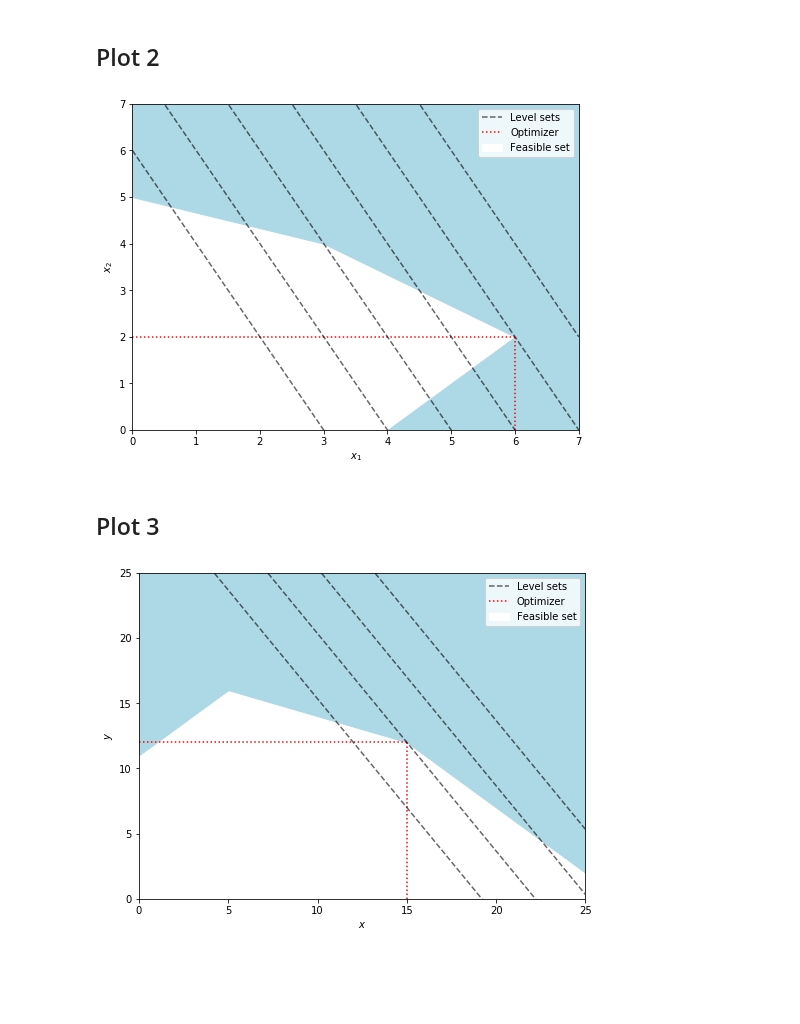
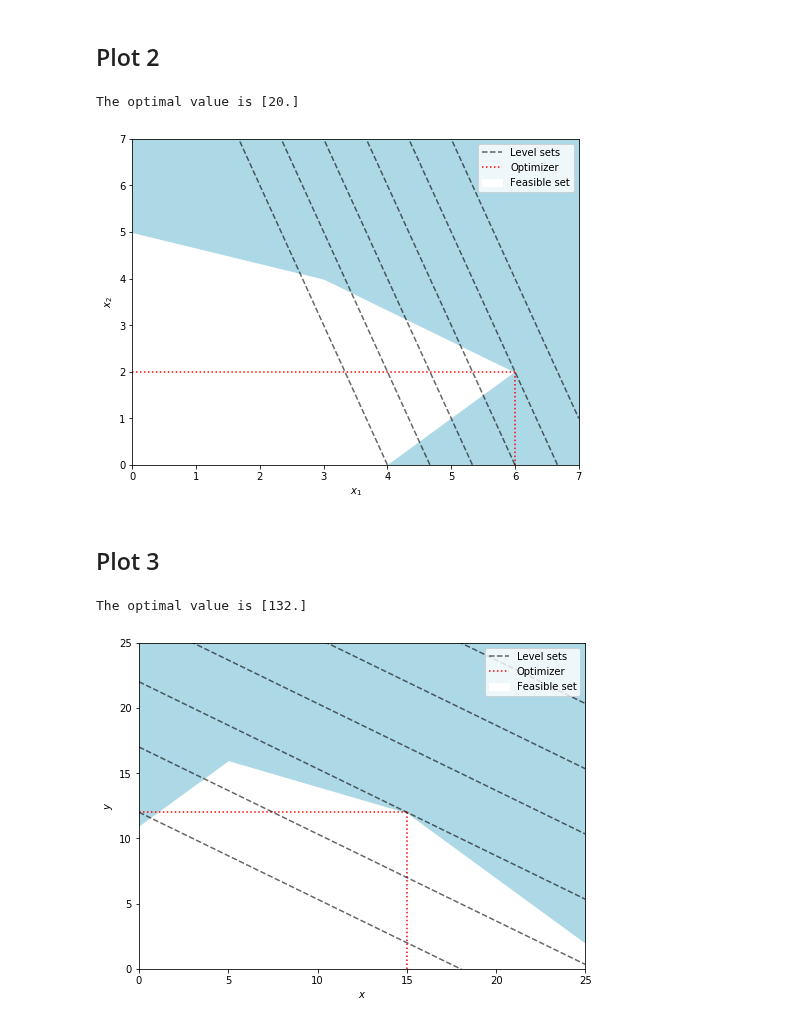
Before and after one commit to natashawatkins/BootCamp2018, a Jupyter notebook: Probsets/Math/Probset5/plots.ipynb, the cells around one changed output. Drawn from its saved outputs; the diff is of its cells as text; code cells hidden in the pictures; blank space fills up the shorter version.

```diff
--- a/Probsets/Math/Probset5/plots.ipynb
+++ b/Probsets/Math/Probset5/plots.ipynb
@@ -5,7 +5,7 @@ from scipy.optimize import root
 # %% [markdown]
 ## Plot 1
 # %%
-m1 = lambda x, y, c: 5 * x - 4 * y + c
+m1 = lambda x, c: 10 - 5 * x + c
 c1 = lambda x: 2/3 * x + 4/3
 c2 = lambda x: x/6 - 1/6
 c3 = lambda x: 6 - x
@@ -19,8 +19,8 @@ ygrid = np.linspace(min_i, max_i)
 plt.figure(figsize=(8, 6))
 
 # Plot level sets
-for c in np.arange(0, 3, 0.4):
-    plt.plot(xgrid, m1(xgrid, ygrid, c), '--k', alpha=0.6)
+for c in np.arange(0, 15, 1.4):
+    plt.plot(xgrid, m1(xgrid, c), '--k', alpha=0.6)
 
 # Plot opposite of feasible set
 plt.fill_between(xgrid, min_i, c1(xgrid), color='lightblue')
@@ -51,7 +51,7 @@ plt.show()
 # %% [markdown]
 ## Plot 2
 # %%
-m1 = lambda x, y, c: -3 * x + y + c
+m1 = lambda x, c: 6 - 3 * x + c
 c1 = lambda x: 5 - 1/3 * x
 c2 = lambda x: 6 - 2/3 * x
 c3 = lambda x: x - 4
@@ -65,35 +65,37 @@ ygrid = np.linspace(min_i, max_i)
 plt.figure(figsize=(8, 6))
 
 # Plot level sets
 for c in np.arange(6, 18, 2):
-    plt.plot(xgrid, m1(xgrid, ygrid, c), '--k', alpha=0.6)
+    plt.plot(xgrid, m1(xgrid, c), '--k', alpha=0.6)
 
 # Plot opposite of feasible set
 plt.fill_between(xgrid, c1(xgrid), max_i, color='lightblue')
 plt.fill_between(xgrid, c2(xgrid), max_i, color='lightblue')
 plt.fill_between(xgrid, min_i, c3(xgrid), color='lightblue')
 
 # Solve for optimum
 f = lambda x: 6 - 2/3 * x - (x - 4)
 x = root(f, 1).x
 y = c3(x)
 plt.hlines(y, 0, x, linestyle=':', color='red', label='Optimizer')
 plt.vlines(x, 0, y, linestyle=':', color='red')
+print(f'The optimal value is {3 * x + y}')
 
 plt.ylim(min_i, max_i)
 plt.xlim(min_i, max_i)
 plt.xlabel('$x_1$')
 plt.ylabel('$x_2$')
 
 # Add a legend
 plt.fill_between(xgrid, min_i, min_i, color='white', label='Feasible set')
 plt.plot(xgrid, -1 * np.ones(len(xgrid)), '--k', alpha=0.6, label='Level sets')
 plt.legend(loc='upper right')
 
 plt.savefig('plot2.png')
 plt.show()
 # %% [output]
+The optimal value is [20.]
-[figure, old version]
+[figure, new version]
 # %% [markdown]
 ## Plot 3
 # %%
@@ -111,8 +113,8 @@ ygrid = np.linspace(min_i, max_i)
 plt.figure(figsize=(8, 6))
 
 # Plot level sets
-for c in np.arange(32, 50, 5):
-    plt.plot(xgrid, m1(xgrid, ygrid, c), '--k', alpha=0.6)
+for c in np.arange(0, 50, 5):
+    plt.plot(xgrid, m1(xgrid, c), '--k', alpha=0.6)
 
 # Plot opposite of feasible set
 plt.fill_between(xgrid, c1(xgrid), max_i, color='lightblue')
@@ -125,6 +127,7 @@ x = root(f, 1).x
 y = c3(x)
 plt.hlines(y, 0, x, linestyle=':', color='red', label='Optimizer')
 plt.vlines(x, 0, y, linestyle=':', color='red')
+print(f'The optimal value is {4 * x + 6 * y}')
 
 plt.ylim(min_i, max_i)
 plt.xlim(min_i, max_i)
@@ -139,4 +142,5 @@ plt.legend(loc='upper right')
 plt.savefig('plot3.png')
 plt.show()
 # %% [output]
+The optimal value is [132.]
-[figure, old version]
+[figure, new version]
```
Also changed, not shown: parts of 2 cells of this notebook, 5 other files.
